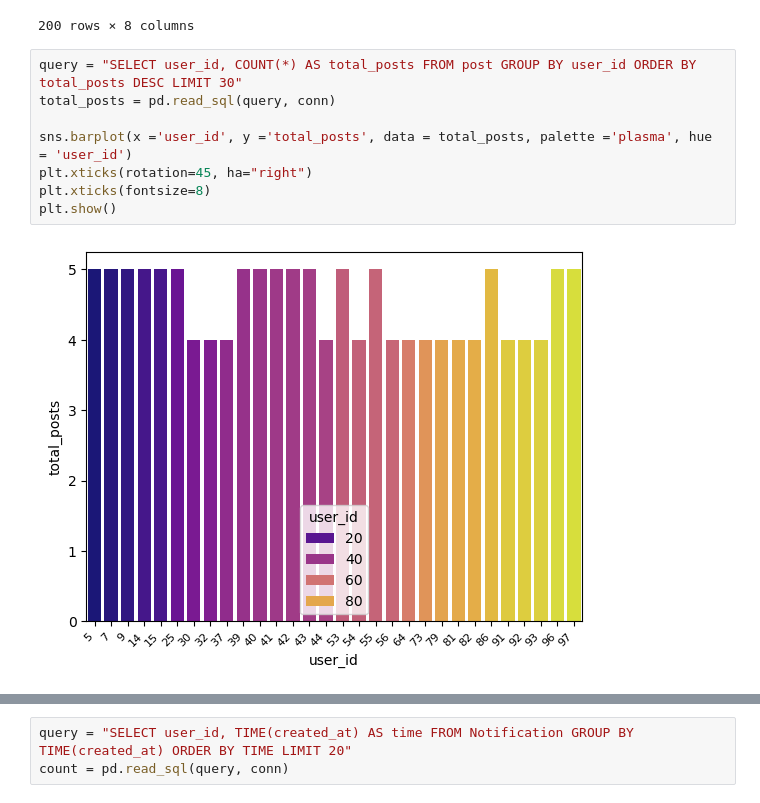
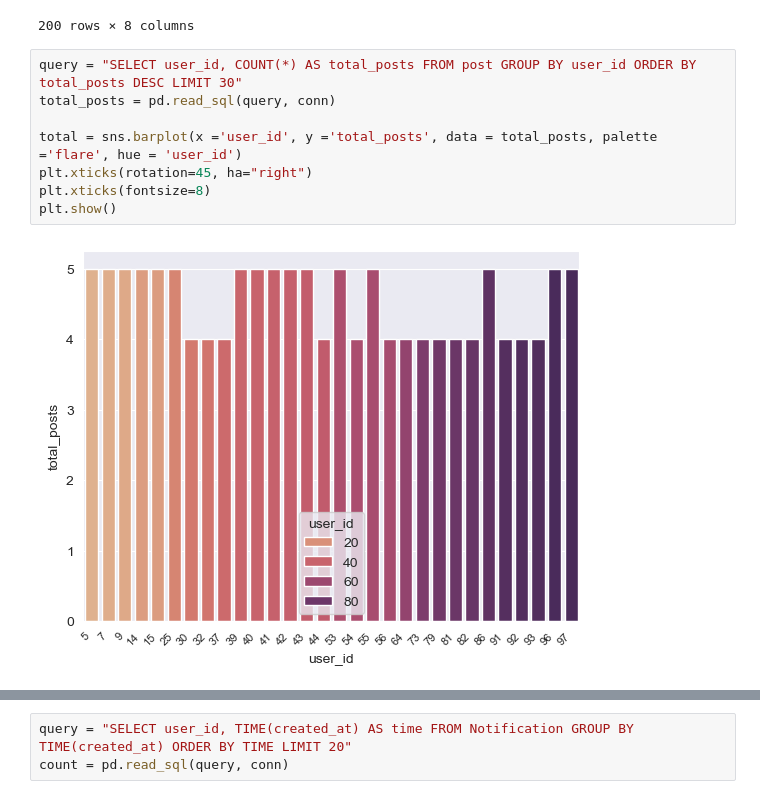
Before and after one commit to AlisonCG1/Project-datacopy, a Jupyter notebook: exploratory.ipynb, the cells around one changed output, grey strips where cells are left out. Drawn from its saved outputs; the diff is of its cells as text.

Commit message:
new plots added

```diff
--- a/exploratory.ipynb
+++ b/exploratory.ipynb
@@ -89,10 +89,10 @@ Notification
 # %%
 query = "SELECT user_id, COUNT(*) AS total_posts FROM post GROUP BY user_id ORDER BY total_posts DESC LIMIT 30"
 total_posts = pd.read_sql(query, conn)
 
-sns.barplot(x ='user_id', y ='total_posts', data = total_posts, palette ='plasma', hue = 'user_id')
+total = sns.barplot(x ='user_id', y ='total_posts', data = total_posts, palette ='flare', hue = 'user_id')
 plt.xticks(rotation=45, ha="right")
 plt.xticks(fontsize=8)
 plt.show()
 # %% [output]
-[figure, old version]
+[figure, new version]
```
Also changed, not shown: parts of 10 cells of this notebook.
